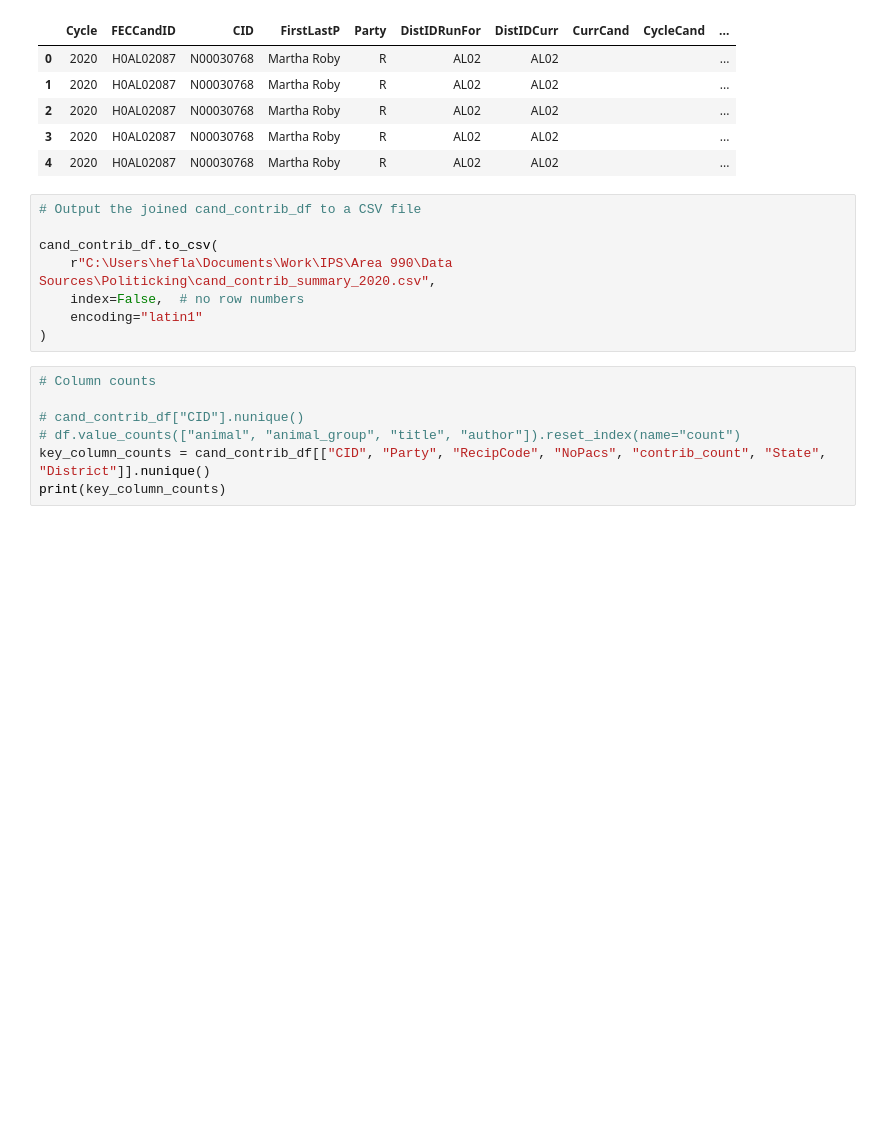
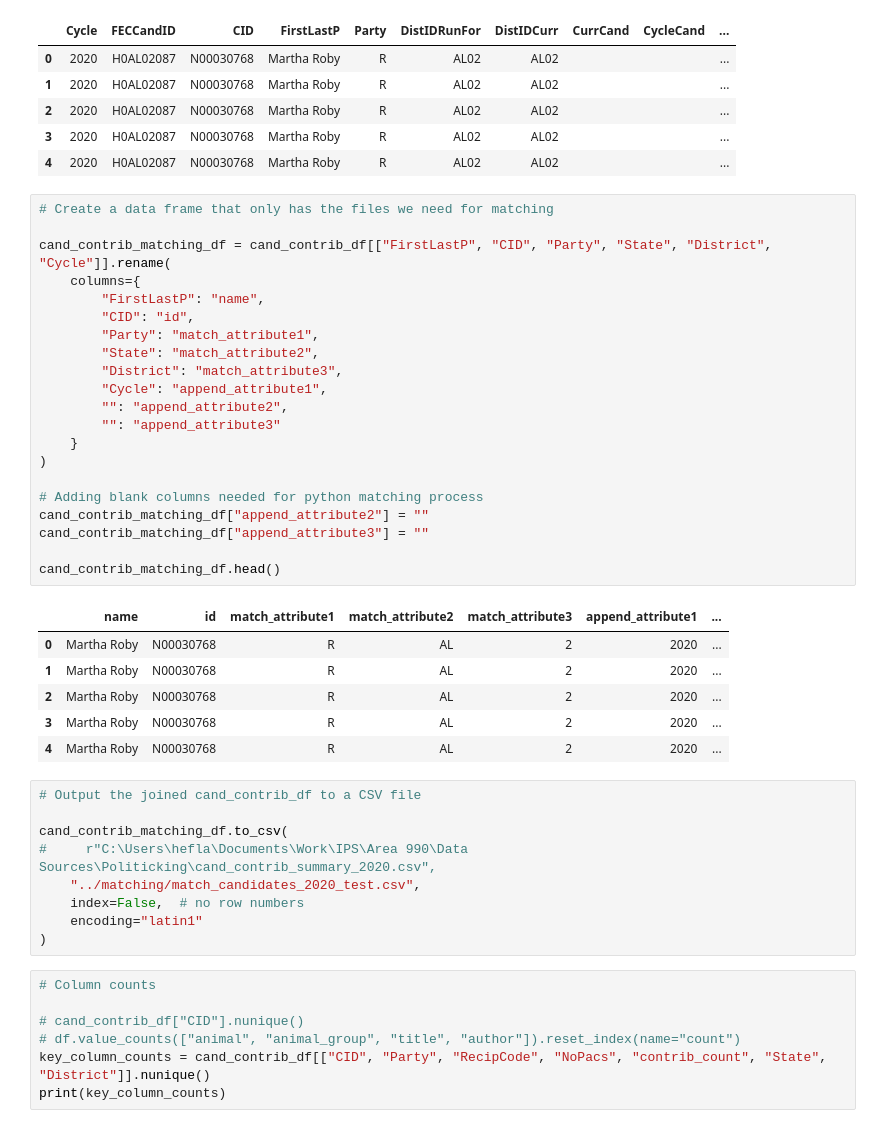
Before and after one commit to marobinette/cfd-project-ds1, a Jupyter notebook: notebooks/Open_Secrets_ETL.ipynb, the cells around one changed output. Drawn from its saved outputs; the diff is of its cells as text; blank space fills up the shorter version.

Commit message:
Changed input and output file names and locations. Changed columns and column headers in output files. Added new test match target & match candidate files for matching process.

```diff
--- a/notebooks/Open_Secrets_ETL.ipynb
+++ b/notebooks/Open_Secrets_ETL.ipynb
@@ -197,11 +197,40 @@ cand_contrib_df.head()
 | 2 | 2020 | H0AL02087 | N00030768 | Martha Roby | R | AL02 | AL02 |  |  | ... |
 | 3 | 2020 | H0AL02087 | N00030768 | Martha Roby | R | AL02 | AL02 |  |  | ... |
 | 4 | 2020 | H0AL02087 | N00030768 | Martha Roby | R | AL02 | AL02 |  |  | ... |
+# %%
+# Create a data frame that only has the files we need for matching
+
+cand_contrib_matching_df = cand_contrib_df[["FirstLastP", "CID", "Party", "State", "District", "Cycle"]].rename(
+    columns={
+        "FirstLastP": "name",
+        "CID": "id",
+        "Party": "match_attribute1",
+        "State": "match_attribute2",
+        "District": "match_attribute3",
+        "Cycle": "append_attribute1",
+        "": "append_attribute2",
+        "": "append_attribute3"
+    }
+)
+
+# Adding blank columns needed for python matching process
+cand_contrib_matching_df["append_attribute2"] = ""
+cand_contrib_matching_df["append_attribute3"] = ""
+
+cand_contrib_matching_df.head()
+# %% [output]
+|  | name | id | match_attribute1 | match_attribute2 | match_attribute3 | append_attribute1 | ... |
+| 0 | Martha Roby | N00030768 | R | AL | 2 | 2020 | ... |
+| 1 | Martha Roby | N00030768 | R | AL | 2 | 2020 | ... |
+| 2 | Martha Roby | N00030768 | R | AL | 2 | 2020 | ... |
+| 3 | Martha Roby | N00030768 | R | AL | 2 | 2020 | ... |
+| 4 | Martha Roby | N00030768 | R | AL | 2 | 2020 | ... |
 # %%
 # Output the joined cand_contrib_df to a CSV file
 
-cand_contrib_df.to_csv(
-    r"C:\Users\hefla\Documents\Work\IPS\Area 990\Data Sources\Politicking\cand_contrib_summary_2020.csv",
+cand_contrib_matching_df.to_csv(
+#     r"C:\Users\hefla\Documents\Work\IPS\Area 990\Data Sources\Politicking\cand_contrib_summary_2020.csv",
+    "../matching/match_candidates_2020_test.csv",
     index=False,  # no row numbers
     encoding="latin1"
 )
```
Also changed, not shown: 5 other files.
